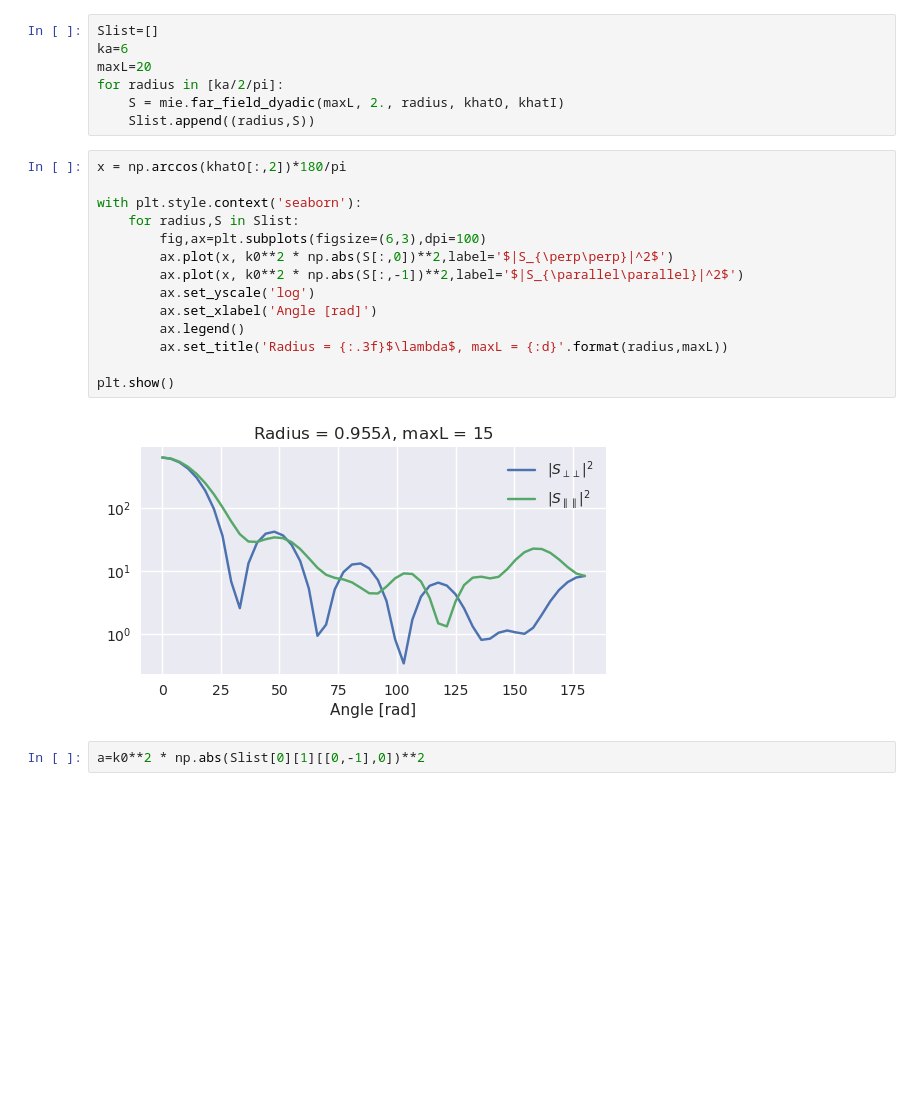
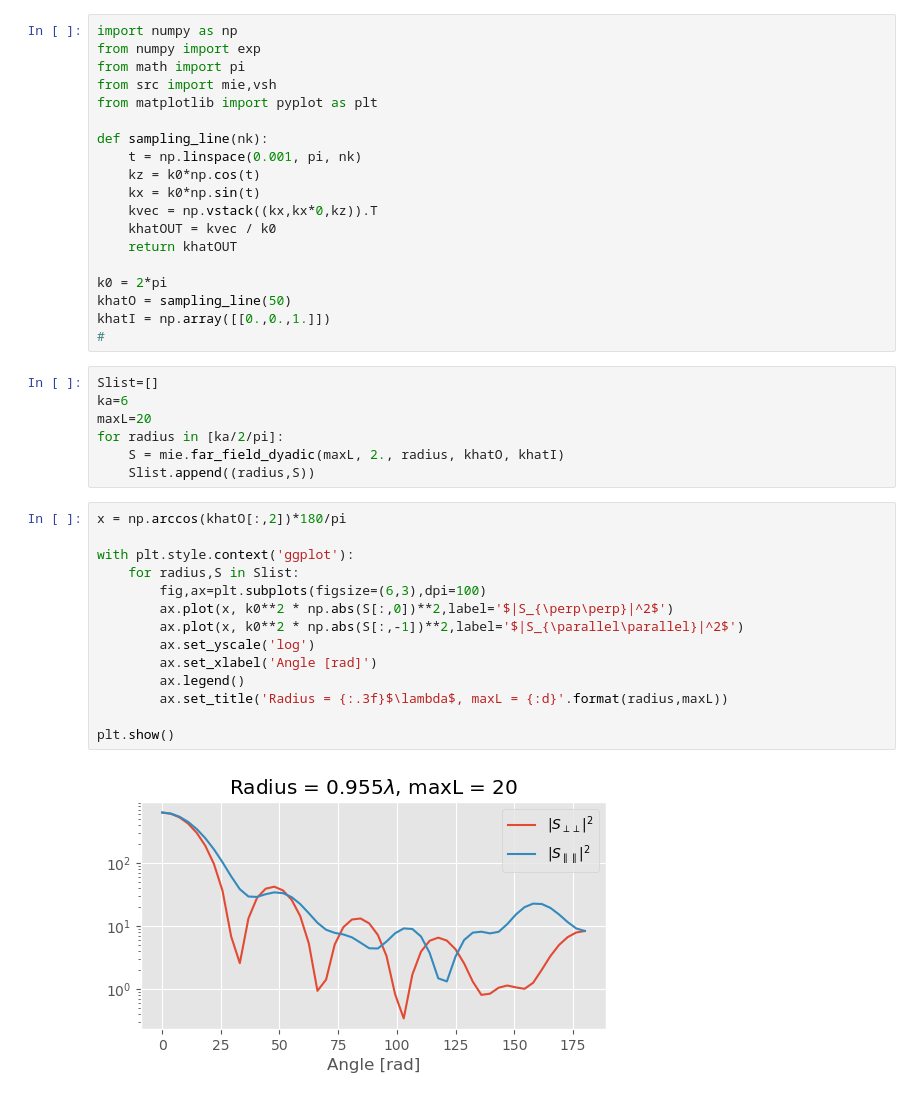
Before and after one commit to kuljitvirk/pyMie, a Jupyter notebook: test_smatrix_classic.ipynb, the cells around one changed output. Cells and saved outputs as stored; diff of their text form; blank space fills up the shorter version.

```diff
--- a/test_smatrix_classic.ipynb
+++ b/test_smatrix_classic.ipynb
@@ -58,3 +8,22 @@ ei = np.array(ei)
+# %%
+import numpy as np
+from numpy import exp
+from math import pi
+from src import mie,vsh
+from matplotlib import pyplot as plt
+
+def sampling_line(nk):
+    t = np.linspace(0.001, pi, nk)
+    kz = k0*np.cos(t)
+    kx = k0*np.sin(t)
+    kvec = np.vstack((kx,kx*0,kz)).T
+    khatOUT = kvec / k0
+    return khatOUT
+
+k0 = 2*pi
+khatO = sampling_line(50)
+khatI = np.array([[0.,0.,1.]])
+#
 # %%
 Slist=[]
 ka=6
@@ -65,18 +34,16 @@ for radius in [ka/2/pi]:
 # %%
 x = np.arccos(khatO[:,2])*180/pi
 
-with plt.style.context('seaborn'):
+with plt.style.context('ggplot'):
     for radius,S in Slist:
         fig,ax=plt.subplots(figsize=(6,3),dpi=100)
         ax.plot(x, k0**2 * np.abs(S[:,0])**2,label='$|S_{\perp\perp}|^2$')
         ax.plot(x, k0**2 * np.abs(S[:,-1])**2,label='$|S_{\parallel\parallel}|^2$')
         ax.set_yscale('log')
         ax.set_xlabel('Angle [rad]')
         ax.legend()
         ax.set_title('Radius = {:.3f}$\lambda$, maxL = {:d}'.format(radius,maxL))
 
 plt.show()
 # %% [output]
-[figure, old version]
+[figure, new version]
-# %%
-a=k0**2 * np.abs(Slist[0][1][[0,-1],0])**2
```
Also changed, not shown: parts of 2 cells of this notebook, 7 other files.
